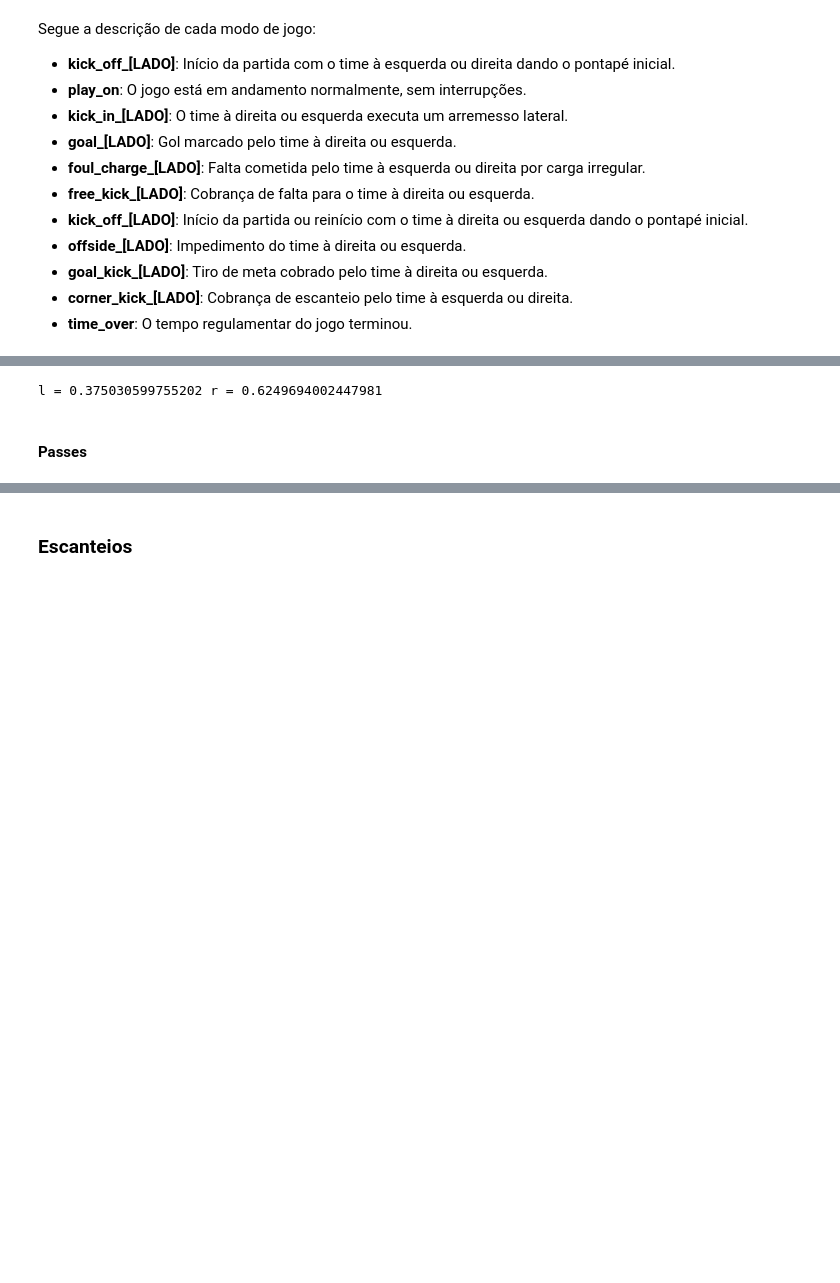
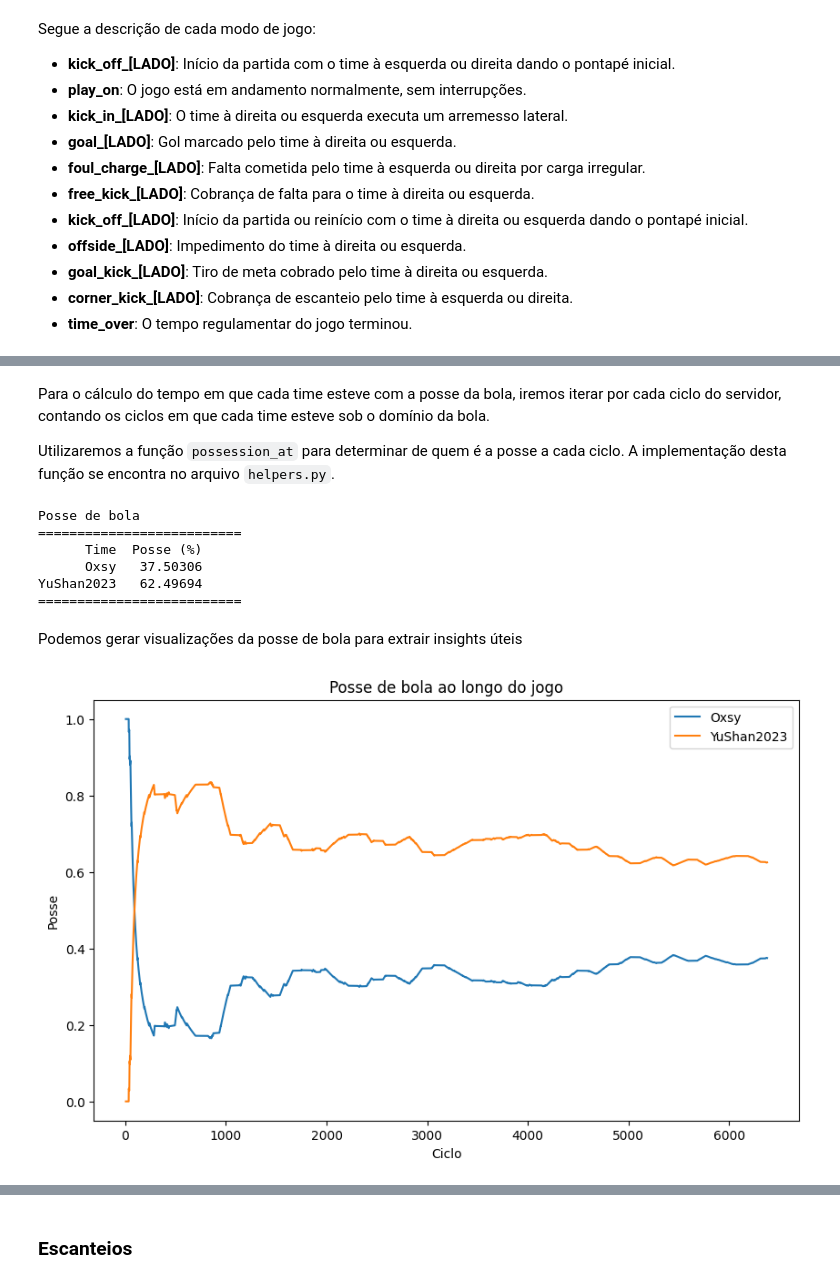
Before and after one commit to unball/Soccer2D_analysis, a Jupyter notebook: Soccer2D_analysis_gab.ipynb, the cells around one changed output, grey strips where cells are left out. Drawn from its saved outputs; the diff is of its cells as text; code cells hidden in the pictures; blank space fills up the shorter version.

```diff
--- a/Soccer2D_analysis_gab.ipynb
+++ b/Soccer2D_analysis_gab.ipynb
@@ -149,3 +132,5 @@ from helpers import possession_at, define_player_possession, kick, find_last_uni
+# %%
+game_stats = pd.DataFrame()
 # %% [markdown]
 #### Posse de bola
 
@@ -158,13 +147,22 @@ for i in range(1, 12):
     players_left.append((f'player_l{i}_x', f'player_l{i}_y'))
     players_right.append((f'player_r{i}_x', f'player_r{i}_y'))
 players = [players_left, players_right]
+# %% [markdown]
+Para o cálculo do tempo em que cada time esteve com a posse da bola, iremos iterar por cada ciclo do servidor, contando os ciclos em que cada time esteve sob o domínio da bola.
+
+Utilizaremos a função `possession_at` para determinar de quem é a posse a cada ciclo. A implementação desta função se encontra no arquivo `helpers.py`.
 # %%
-# pega os momentos em que o jogo não estava parado
+# momentos em que o jogo não estava parado
 filtered_game = df[df['playmode'] == 'play_on']
+
+# inicializa os contadores de tempo
 time_left = time_right = 0
 
+# inicializa uma lista para armazenar a posse a cada instante
+possession_data = []
+
 for cycle, row in filtered_game.iterrows():
-  # usa função auxiliar at() para determinar a posse
+  # função auxiliar possession_at() para determinar a posse
   possession_side = possession_at(cycle, filtered_game, players)
 
   if possession_side == 'left':
@@ -172,12 +170,48 @@ for cycle, row in filtered_game.iterrows():
   else:
     time_right += 1
 
-total_time = time_left + time_right
-possession_left = time_left/ total_time
-possession_right = time_right/ total_time
+  # cálculo das posses
+  total_time = time_left + time_right
+  possession_left = time_left/ total_time
+  possession_right = time_right/ total_time
 
-print(f"l = {possession_left} r = {possession_right}")
+  # armazena a posse a cada instante
+  possession_data.append({'cycle': cycle, 'possession_l': possession_left, 'possession_r': possession_right})
+
+# converte a lista para um DataFrame e adiciona ao game_stats
+possession_df = pd.DataFrame(possession_data)
+game_stats = pd.concat([game_stats, possession_df], axis=1)
+
+team_name_left = df['team_name_l'][0]
+team_name_right = df['team_name_r'][0]
+
+# posse no formato tabelado
+possession_summary = pd.DataFrame({
+  'Time': [team_name_left, team_name_right],
+  'Posse (%)': [possession_left * 100, possession_right * 100]
+})
+
+print("Posse de bola")
+print("==========================")
+print(possession_summary.to_string(index=False))
+print("==========================")
 # %% [output]
-l = 0.375030599755202 r = 0.6249694002447981
+Posse de bola
+==========================
+      Time  Posse (%)
+      Oxsy   37.50306
+YuShan2023   62.49694
+==========================
-# %% [markdown]
-#### Passes
+# %% [markdown]
+Podemos gerar visualizações da posse de bola para extrair insights úteis
+# %%
+plt.figure(figsize=(10, 6))
+plt.plot(game_stats['cycle'], game_stats['possession_l'], label=team_name_left)
+plt.plot(game_stats['cycle'], game_stats['possession_r'], label=team_name_right)
+plt.xlabel('Ciclo')
+plt.ylabel('Posse')
+plt.title('Posse de bola ao longo do jogo')
+plt.legend(loc='upper right')
+plt.show()
+# %% [output]
+[figure, added]
```
Also changed, not shown: parts of 20 cells of this notebook, 1 other file.
